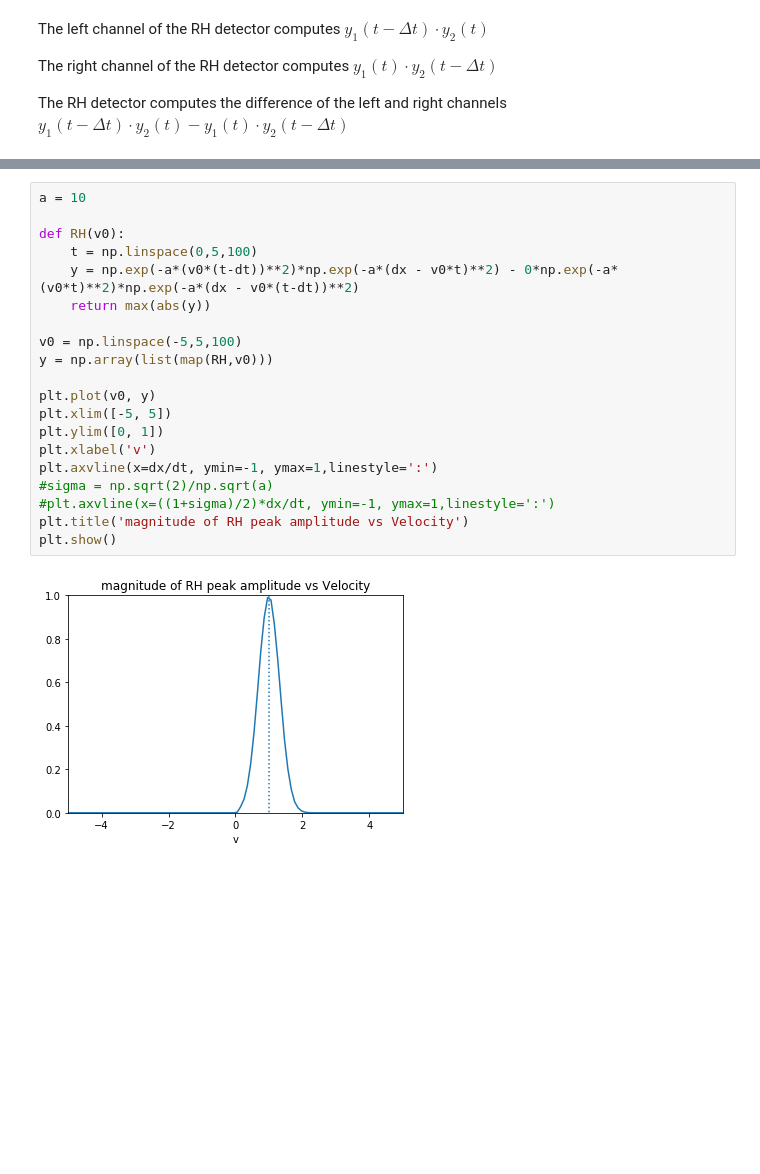
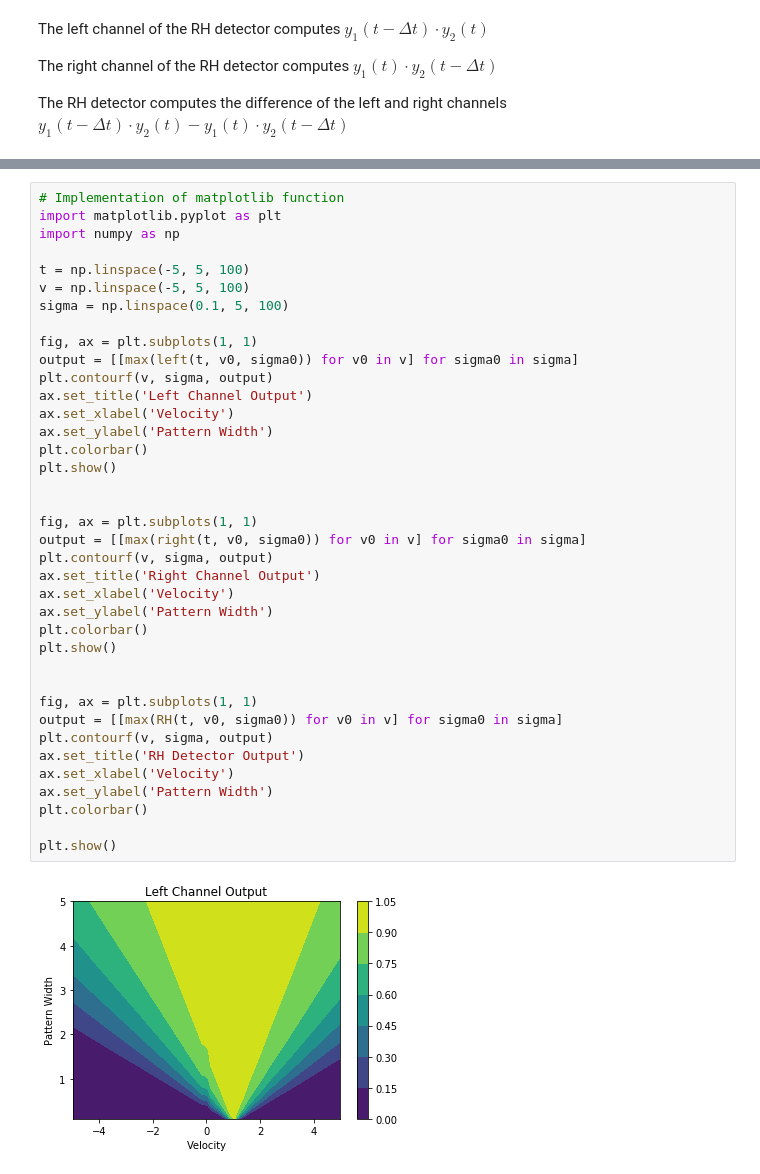
Before and after one commit to aatishb/motiondetection, a Jupyter notebook: Motion Detection.ipynb, the cells around one changed output, grey strips where cells are left out. Saved outputs shown, nothing was run; the diff lists cells and outputs as text; blank space fills up the shorter version.

```diff
--- a/Motion Detection.ipynb
+++ b/Motion Detection.ipynb
@@ -110,22 +122,40 @@ plt.show()
-# %%
-a = 10
-
-def RH(v0):
-    t = np.linspace(0,5,100)
-    y = np.exp(-a*(v0*(t-dt))**2)*np.exp(-a*(dx - v0*t)**2) - 0*np.exp(-a*(v0*t)**2)*np.exp(-a*(dx - v0*(t-dt))**2)
-    return max(abs(y))
-
-v0 = np.linspace(-5,5,100)
-y = np.array(list(map(RH,v0)))
-
-plt.plot(v0, y)
-plt.xlim([-5, 5])
-plt.ylim([0, 1])
-plt.xlabel('v')
-plt.axvline(x=dx/dt, ymin=-1, ymax=1,linestyle=':')
-#sigma = np.sqrt(2)/np.sqrt(a)
-#plt.axvline(x=((1+sigma)/2)*dx/dt, ymin=-1, ymax=1,linestyle=':')
-plt.title('magnitude of RH peak amplitude vs Velocity')
-plt.show()
-# %% [output]
-[figure, removed]
+# %%
+# Implementation of matplotlib function
+import matplotlib.pyplot as plt
+import numpy as np
+
+t = np.linspace(-5, 5, 100)
+v = np.linspace(-5, 5, 100)
+sigma = np.linspace(0.1, 5, 100)
+
+fig, ax = plt.subplots(1, 1)
+output = [[max(left(t, v0, sigma0)) for v0 in v] for sigma0 in sigma]
+plt.contourf(v, sigma, output)
+ax.set_title('Left Channel Output')
+ax.set_xlabel('Velocity')
+ax.set_ylabel('Pattern Width')
+plt.colorbar()
+plt.show()
+
+
+fig, ax = plt.subplots(1, 1)
+output = [[max(right(t, v0, sigma0)) for v0 in v] for sigma0 in sigma]
+plt.contourf(v, sigma, output)
+ax.set_title('Right Channel Output')
+ax.set_xlabel('Velocity')
+ax.set_ylabel('Pattern Width')
+plt.colorbar()
+plt.show()
+
+
+fig, ax = plt.subplots(1, 1)
+output = [[max(RH(t, v0, sigma0)) for v0 in v] for sigma0 in sigma]
+plt.contourf(v, sigma, output)
+ax.set_title('RH Detector Output')
+ax.set_xlabel('Velocity')
+ax.set_ylabel('Pattern Width')
+plt.colorbar()
+
+plt.show()
+# %% [output]
+[figure, added]
```
Also changed, not shown: parts of 8 cells of this notebook.
